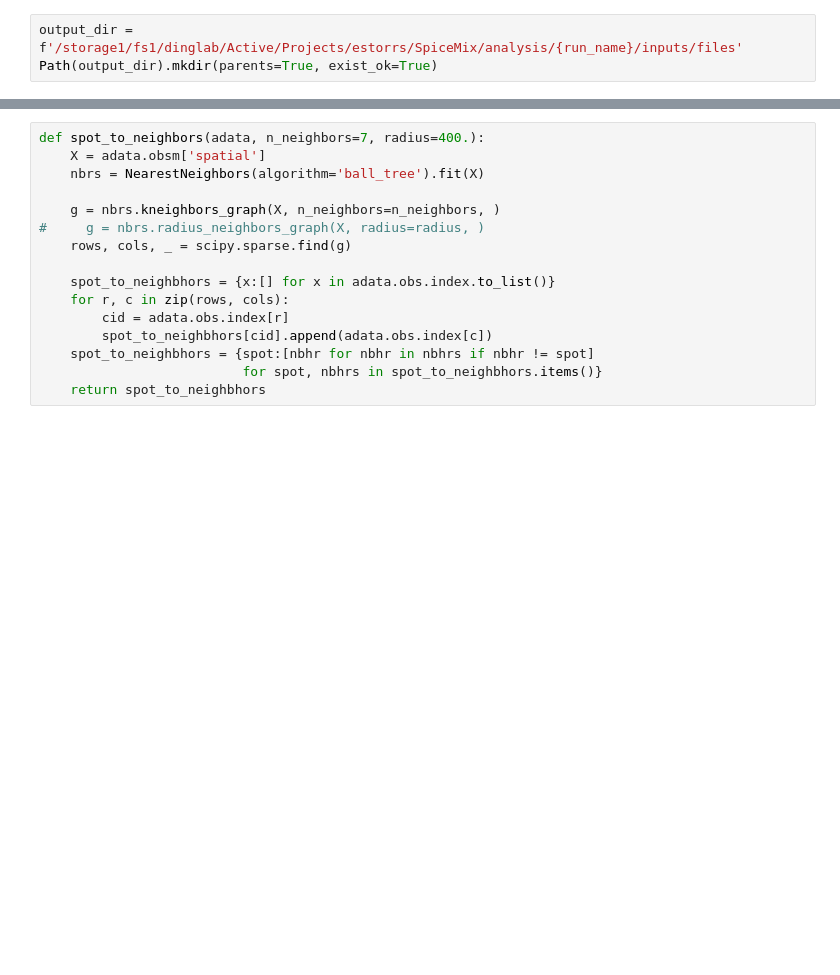
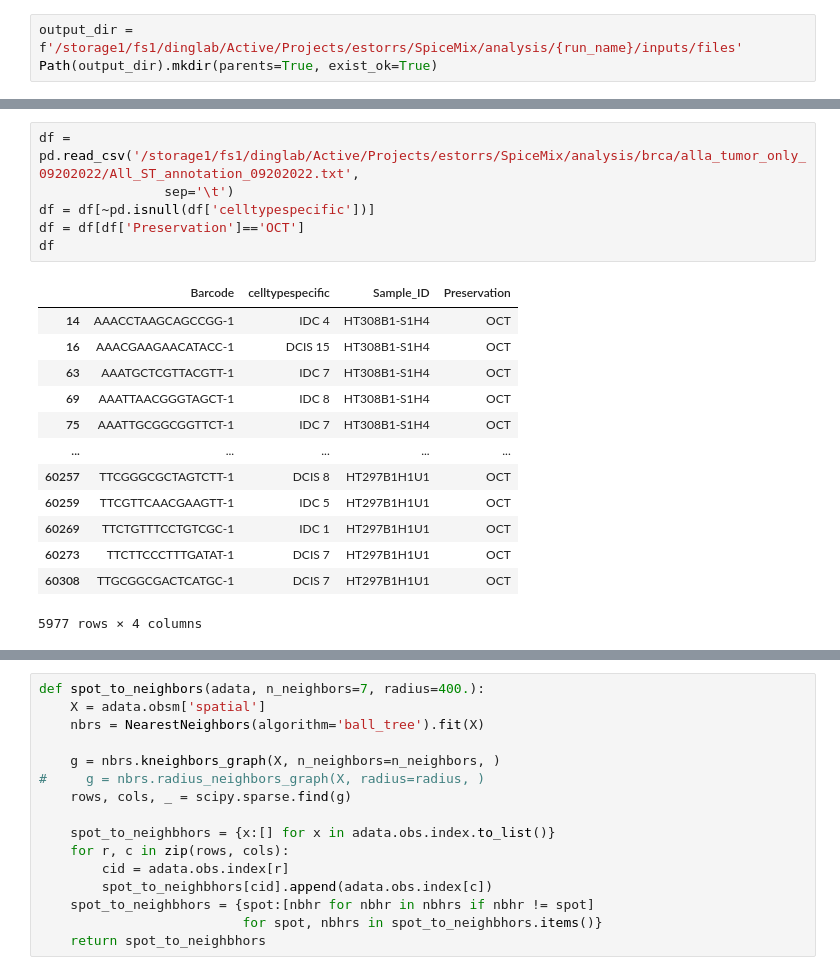
Before and after one commit to estorrs/SpiceMix, a Jupyter notebook: notebooks/preprocess_inputs.ipynb, the cells around one changed output, grey strips where cells are left out. Drawn from its saved outputs; the diff is of its cells as text; blank space fills up the shorter version.

```diff
--- a/notebooks/preprocess_inputs.ipynb
+++ b/notebooks/preprocess_inputs.ipynb
@@ -39,0 +72,20 @@ len(fps), fps
+# %%
+df = pd.read_csv('/storage1/fs1/dinglab/Active/Projects/estorrs/SpiceMix/analysis/brca/alla_tumor_only_09202022/All_ST_annotation_09202022.txt',
+                sep='\t')
+df = df[~pd.isnull(df['celltypespecific'])]
+df = df[df['Preservation']=='OCT']
+df
+# %% [output]
+|  | Barcode | celltypespecific | Sample_ID | Preservation |
+| 14 | AAACCTAAGCAGCCGG-1 | IDC 4 | HT308B1-S1H4 | OCT |
+| 16 | AAACGAAGAACATACC-1 | DCIS 15 | HT308B1-S1H4 | OCT |
+| 63 | AAATGCTCGTTACGTT-1 | IDC 7 | HT308B1-S1H4 | OCT |
+| 69 | AAATTAACGGGTAGCT-1 | IDC 8 | HT308B1-S1H4 | OCT |
+| 75 | AAATTGCGGCGGTTCT-1 | IDC 7 | HT308B1-S1H4 | OCT |
+| ... | ... | ... | ... | ... |
+| 60257 | TTCGGGCGCTAGTCTT-1 | DCIS 8 | HT297B1H1U1 | OCT |
+| 60259 | TTCGTTCAACGAAGTT-1 | IDC 5 | HT297B1H1U1 | OCT |
+| 60269 | TTCTGTTTCCTGTCGC-1 | IDC 1 | HT297B1H1U1 | OCT |
+| 60273 | TTCTTCCCTTTGATAT-1 | DCIS 7 | HT297B1H1U1 | OCT |
+| 60308 | TTGCGGCGACTCATGC-1 | DCIS 7 | HT297B1H1U1 | OCT |
+5977 rows × 4 columns
```
Also changed, not shown: parts of 18 cells of this notebook, 3 other files.
